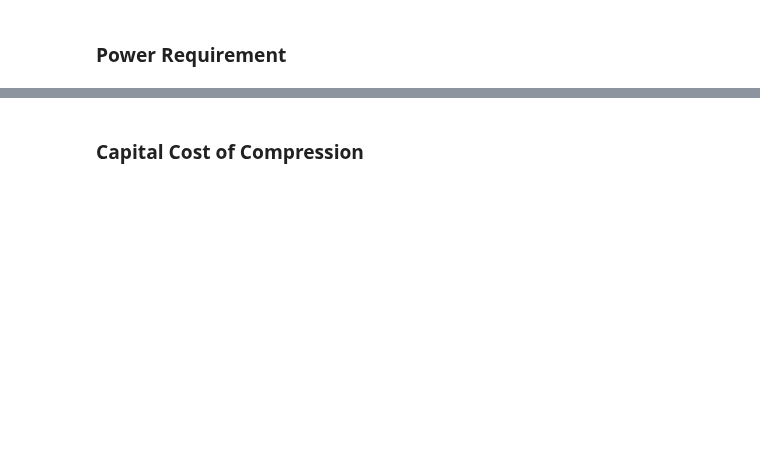
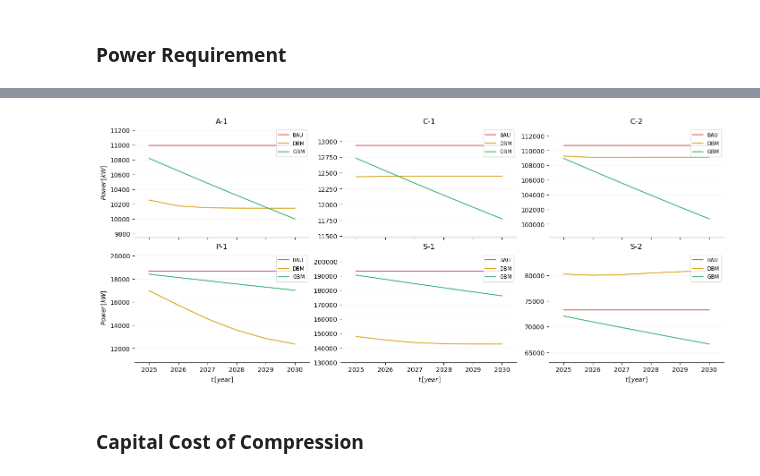
Before and after one commit to thiagoneye/costcaster, a Jupyter notebook: src/cost.ipynb, the cells around one changed output, grey strips where cells are left out. Cells and saved outputs as stored; diff of their text form; code cells hidden in the pictures; blank space fills up the shorter version.

```diff
--- a/src/cost.ipynb
+++ b/src/cost.ipynb
@@ -78,10 +116,25 @@ w_stage4 = compression_power_stage(cp, m, r, t_in, M, eta_is, cr, z=0.875)
 # %% [markdown]
 ### Analysis
 # %%
+cr = (p_cutoff / p_initial) ** (1 / n_stage)
+
+cv = (13.946 + (5.981e-2 * dt) - (3.501e-5 * dt**2) + (7.469e-9 * dt**3)) / 44.01
+cp = (22.26 + (5.981e-2 * dt) - (3.501e-5 * dt**2) + (7.469e-9 * dt**3)) / (44.01 * cv)
+
+# Compression Power Requirement (for each stage)
+
+k1, w_stage1 = compression_power_stage(cp, m, r, t_in, M, eta_is, cr, z=z1)
+k2, w_stage2 = compression_power_stage(cp, m, r, t_in, M, eta_is, cr, z=z2)
+k3, w_stage3 = compression_power_stage(cp, m, r, t_in, M, eta_is, cr, z=z3)
+k4, w_stage4 = compression_power_stage(cp, m, r, t_in, M, eta_is, cr, z=z4)
+
 # Convertion to tCO2e
 
-df.loc[:, df.columns != "Years"] = df.loc[:, df.columns != "Years"] * 1e6 # type: ignore
+df = df * 1e6
 
 # Carbon Capture Percentage
 
-df.loc[:, df.columns != "Years"] = df.loc[:, df.columns != "Years"] * 0.76 # type: ignore
+df_ccp = df.copy()
+df_ccp = df_ccp * 0.76
+
+display(df_ccp)
@@ -90,4 +152,57 @@ df.loc[:, df.columns != "Years"] = df.loc[:, df.columns != "Years"] * 0.76 # typ
 # %%
 # Power Requirement [kW]
 
+df_pr = (
+    (1000 / (24 * 3600))
+    * (df_ccp / 365)
+    * (r * t_in / (M * eta_is))
+    * (
+        z1 * (k1 / (k1 - 1)) * (cr ** ((k1 - 1) / k1) - 1)
+        + (z2 + z3) * (k3 / (k3 - 1)) * (cr ** ((k3 - 1) / k3) - 1)
+        + z4 * (k4 / (k4 - 1)) * (cr ** ((k4 - 1) / k4) - 1)
+    )
+)
+display(df_pr)
+
 # Plot
+
+fig, axs = plt.subplots(2, 3, figsize=(14, 6), constrained_layout=True, sharex=True)
+axs = axs.flatten()
+
+for company_id, company_name in enumerate(list_of_companies):
+    ax = axs[company_id]
+    X = df_pr.index.values
+    y_values = None
+
+    # BAU
+    column_name = f"{company_name} - BAU"
+    data = df_pr.loc[:, column_name].values
+    y_values = data
+    ax.plot(X, data, color=COLORS["BAU"], label="BAU")
+
+    # DBM
+    column_name = f"{company_name} - DBM"
+    data = df_pr.loc[:, column_name].values
+    y_values = np.concatenate((y_values, data))
+    ax.plot(X, data, color=COLORS["DBM"], label="DBM")
+
+    # GBM
+    column_name = f"{company_name} - GBM"
+    data = df_pr.loc[:, column_name].values
+    y_values = np.concatenate((y_values, data))
+    ax.plot(X, data, color=COLORS["GBM"], label="GBM")
+
+    config_plot(
+        ax,
+        y_values,
+        x_lim=[2025 - 0.5, 2031 - 0.5],
+        title=company_name,
+        x_multiplelocator=1,
+    )
+
+    if company_id in [0, 3]:
+        ax.set_ylabel("$Power \\, [kW]$")
+
+    if company_id >= 3:
+        ax.set_xlabel("$t \\, [year]$")
+# %% [output]
@@ -94,3 +217,4 @@ df.loc[:, df.columns != "Years"] = df.loc[:, df.columns != "Years"] * 0.76 # typ
+[figure, added]
 # %% [markdown]
 ### Capital Cost of Compression
 # %%
```
Also changed, not shown: parts of 8 cells of this notebook, 3 other files.
